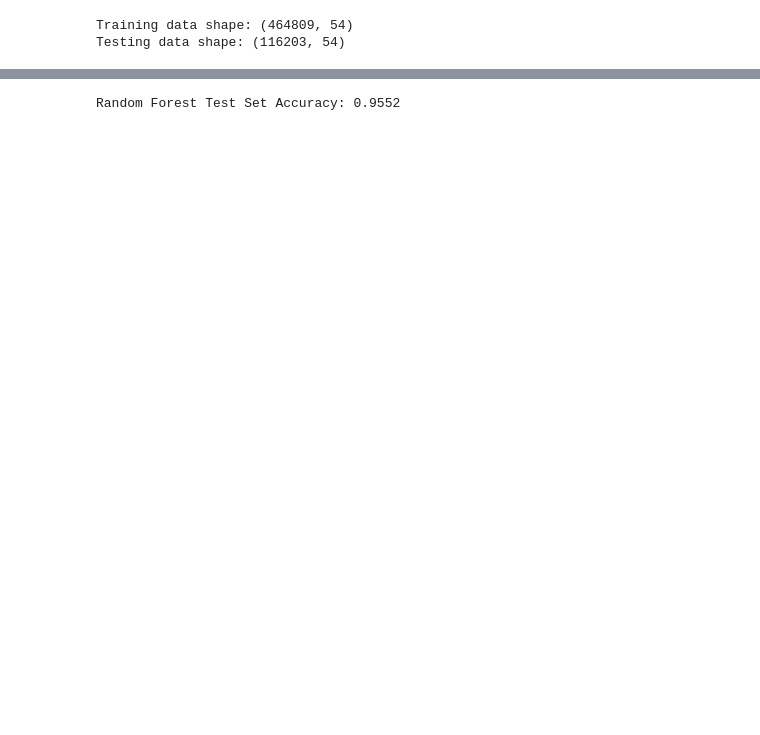
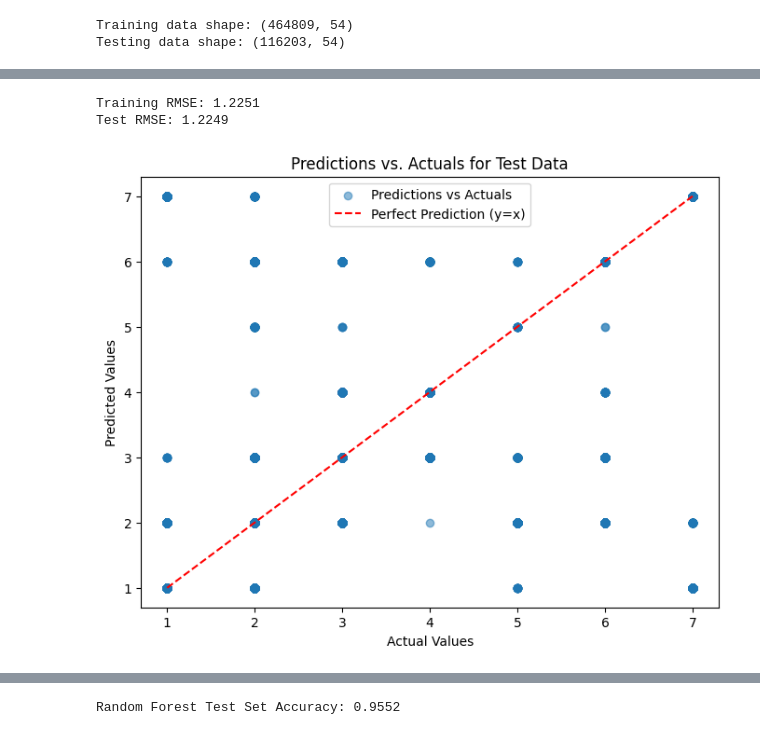
Before and after one commit to ima-eky/ml_cw, a Jupyter notebook: classification.ipynb, the cells around one changed output, grey strips where cells are left out. Drawn from its saved outputs; the diff is of its cells as text; code cells hidden in the pictures; blank space fills up the shorter version.

```diff
--- a/classification.ipynb
+++ b/classification.ipynb
@@ -24,0 +81,33 @@ Testing data shape: (116203, 54)
+# %%
+
+from sklearn.metrics import mean_squared_error
+import numpy as np
+
+
+train_predictions = log_reg.predict(X_train)
+train_rmse = np.sqrt(mean_squared_error(y_train, train_predictions))
+
+# Compute RMSE for the test set
+test_predictions = log_reg.predict(X_test)
+test_rmse = np.sqrt(mean_squared_error(y_test, test_predictions))
+
+print(f"Training RMSE: {train_rmse:.4f}")
+print(f"Test RMSE: {test_rmse:.4f}")
+# %% [output]
+Training RMSE: 1.2251
+Test RMSE: 1.2249
+# %%
+import matplotlib.pyplot as plt
+
+# Scatter plot for test set
+plt.figure(figsize=(8, 6))
+plt.scatter(y_test, test_predictions, alpha=0.5, label="Predictions vs Actuals")
+plt.plot([min(y_test), max(y_test)], [min(y_test), max(y_test)], 'r--', label="Perfect Prediction (y=x)")
+
+plt.xlabel("Actual Values")
+plt.ylabel("Predicted Values")
+plt.title("Predictions vs. Actuals for Test Data")
+plt.legend()
+plt.show()
+# %% [output]
+[figure, added]
```
Also changed, not shown: parts of 13 cells of this notebook, 39 other files.
